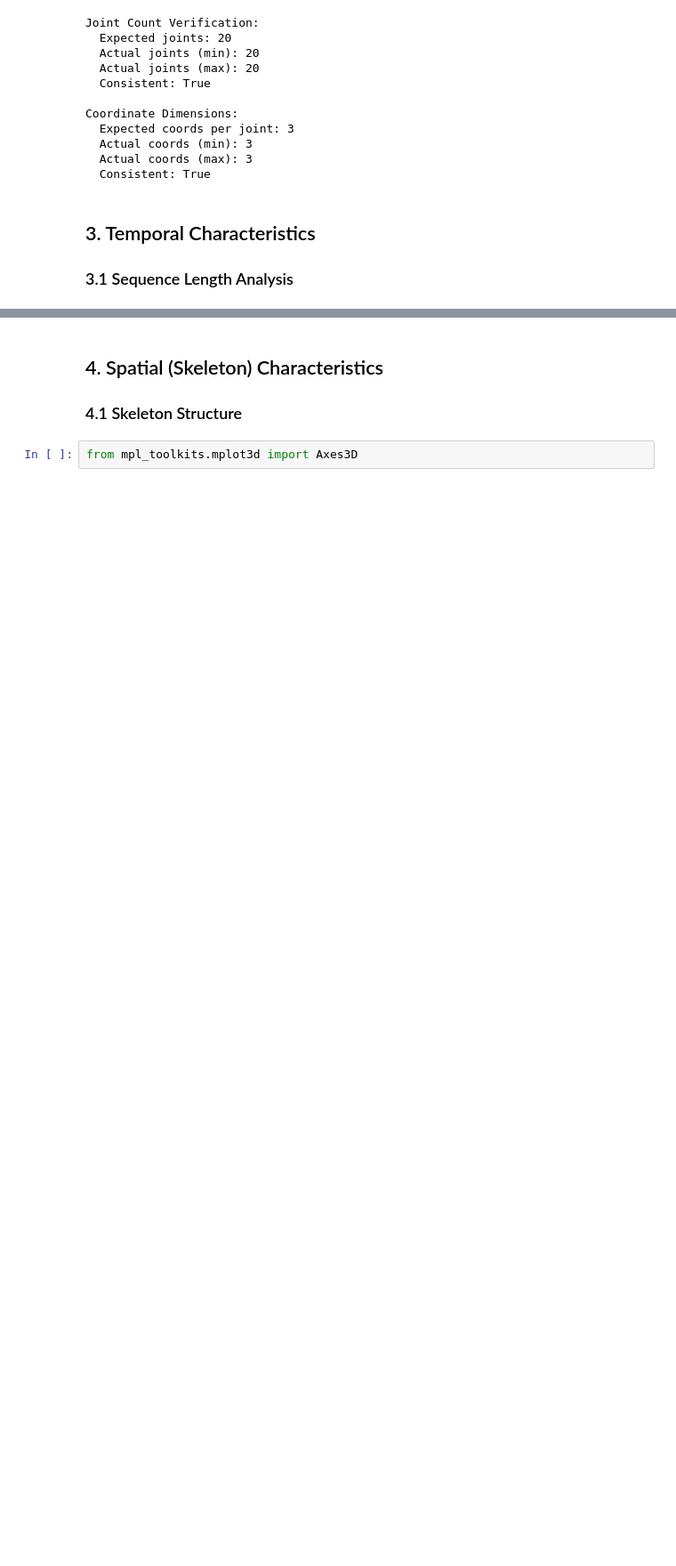
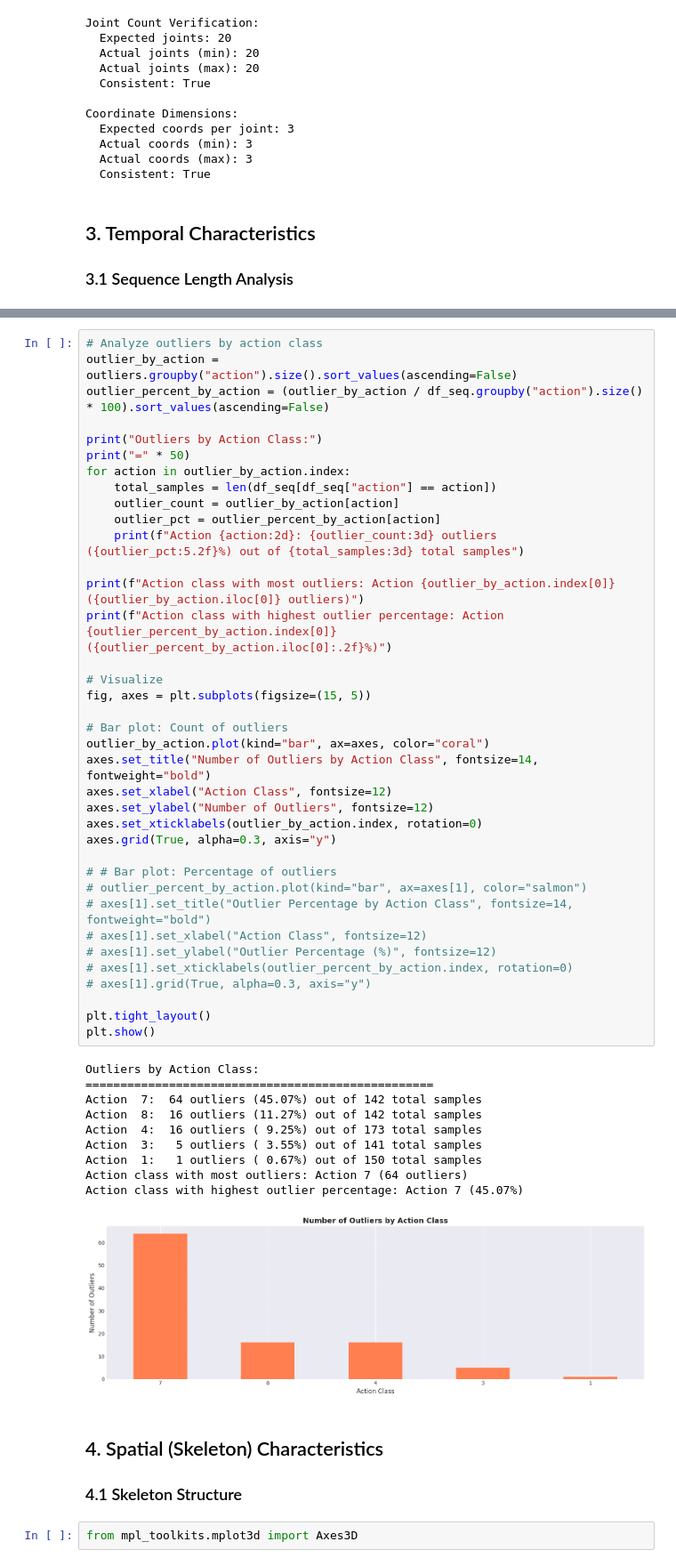
Before and after one commit to hoangduy181/CTR-GCN, a Jupyter notebook: eda/nw_ucla.ipynb, the cells around one changed output, grey strips where cells are left out. Shown at 89% size. Cells and saved outputs as stored; diff of their text form; blank space fills up the shorter version.

```diff
--- a/eda/nw_ucla.ipynb
+++ b/eda/nw_ucla.ipynb
@@ -434,3 +472,51 @@ Outlier examples:
+# %%
+# Analyze outliers by action class
+outlier_by_action = outliers.groupby("action").size().sort_values(ascending=False)
+outlier_percent_by_action = (outlier_by_action / df_seq.groupby("action").size() * 100).sort_values(ascending=False)
+
+print("Outliers by Action Class:")
+print("=" * 50)
+for action in outlier_by_action.index:
+    total_samples = len(df_seq[df_seq["action"] == action])
+    outlier_count = outlier_by_action[action]
+    outlier_pct = outlier_percent_by_action[action]
+    print(f"Action {action:2d}: {outlier_count:3d} outliers ({outlier_pct:5.2f}%) out of {total_samples:3d} total samples")
+
+print(f"Action class with most outliers: Action {outlier_by_action.index[0]} ({outlier_by_action.iloc[0]} outliers)")
+print(f"Action class with highest outlier percentage: Action {outlier_percent_by_action.index[0]} ({outlier_percent_by_action.iloc[0]:.2f}%)")
+
+# Visualize
+fig, axes = plt.subplots(figsize=(15, 5))
+
+# Bar plot: Count of outliers
+outlier_by_action.plot(kind="bar", ax=axes, color="coral")
+axes.set_title("Number of Outliers by Action Class", fontsize=14, fontweight="bold")
+axes.set_xlabel("Action Class", fontsize=12)
+axes.set_ylabel("Number of Outliers", fontsize=12)
+axes.set_xticklabels(outlier_by_action.index, rotation=0)
+axes.grid(True, alpha=0.3, axis="y")
+
+# # Bar plot: Percentage of outliers
+# outlier_percent_by_action.plot(kind="bar", ax=axes[1], color="salmon")
+# axes[1].set_title("Outlier Percentage by Action Class", fontsize=14, fontweight="bold")
+# axes[1].set_xlabel("Action Class", fontsize=12)
+# axes[1].set_ylabel("Outlier Percentage (%)", fontsize=12)
+# axes[1].set_xticklabels(outlier_percent_by_action.index, rotation=0)
+# axes[1].grid(True, alpha=0.3, axis="y")
+
+plt.tight_layout()
+plt.show()
+# %% [output]
+Outliers by Action Class:
+==================================================
+Action  7:  64 outliers (45.07%) out of 142 total samples
+Action  8:  16 outliers (11.27%) out of 142 total samples
+Action  4:  16 outliers ( 9.25%) out of 173 total samples
+Action  3:   5 outliers ( 3.55%) out of 141 total samples
+Action  1:   1 outliers ( 0.67%) out of 150 total samples
+Action class with most outliers: Action 7 (64 outliers)
+Action class with highest outlier percentage: Action 7 (45.07%)
+[figure, added]
 # %% [markdown]
 ## 4. Spatial (Skeleton) Characteristics
 
```
Also changed, not shown: parts of 21 cells of this notebook, 22 other files.
